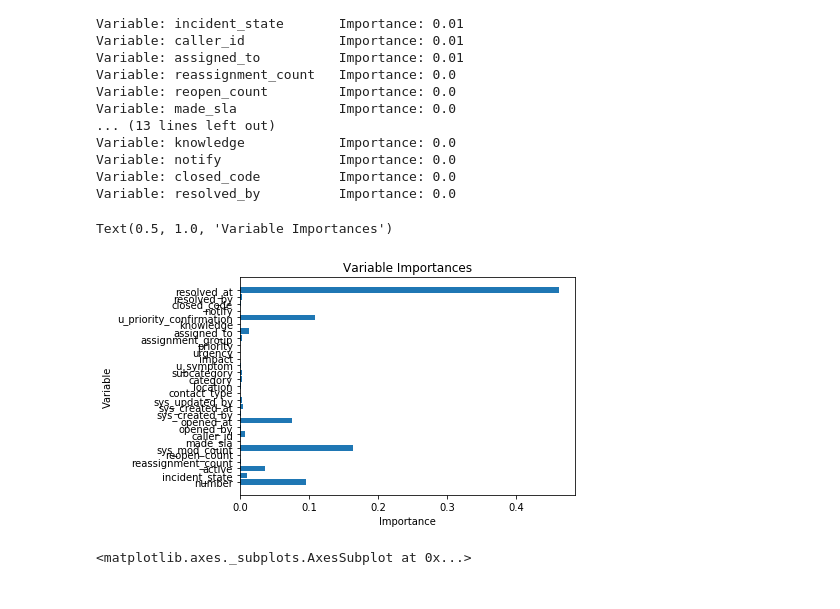
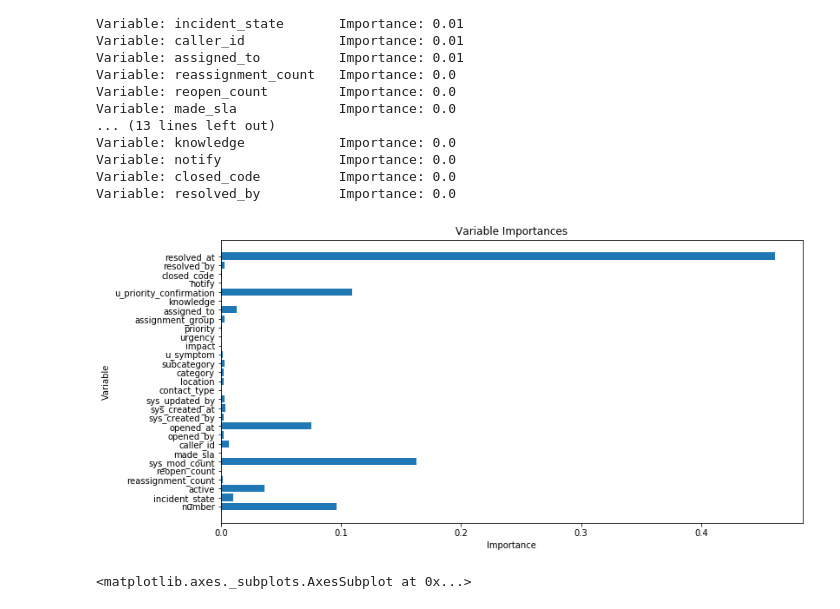
Before and after one commit to unclestay/ESILV---Python-for-data-analysis---devoir-2020, a Jupyter notebook: project.ipynb, the cells around one changed output. Drawn from its saved outputs; the diff is of its cells as text; code cells hidden in the pictures.

```diff
--- a/project.ipynb
+++ b/project.ipynb
@@ -618,23 +618,27 @@ Variable: resolved_by          Importance: 0.0
 # %%
 %matplotlib inline
 import matplotlib.pyplot as plt
 
 # list of x locations for plotting
 x_values = list(range(len(importances)))
+
+plt.figure(figsize=(12,6))
 
 # Make a bar chart
 plt.barh(x_values, importances)
 
 # Tick labels for x axis
 plt.yticks(x_values, feature_list)#, rotation='horizontal')
 
 # Axis labels and title
 plt.xlabel('Importance')
 plt.ylabel('Variable')
 plt.title('Variable Importances')
+
+
+plt.savefig("variable_importance.png", dpi = 200)
 # %% [output]
-Text(0.5, 1.0, 'Variable Importances')
-[figure, old version]
+[figure, new version]
 # %%
 df_final = df.drop(["reassignment_count","reopen_count","made_sla","opened_by","sys_created_by",
                "sys_created_at","sys_updated_by","contact_type","location","category",
```
